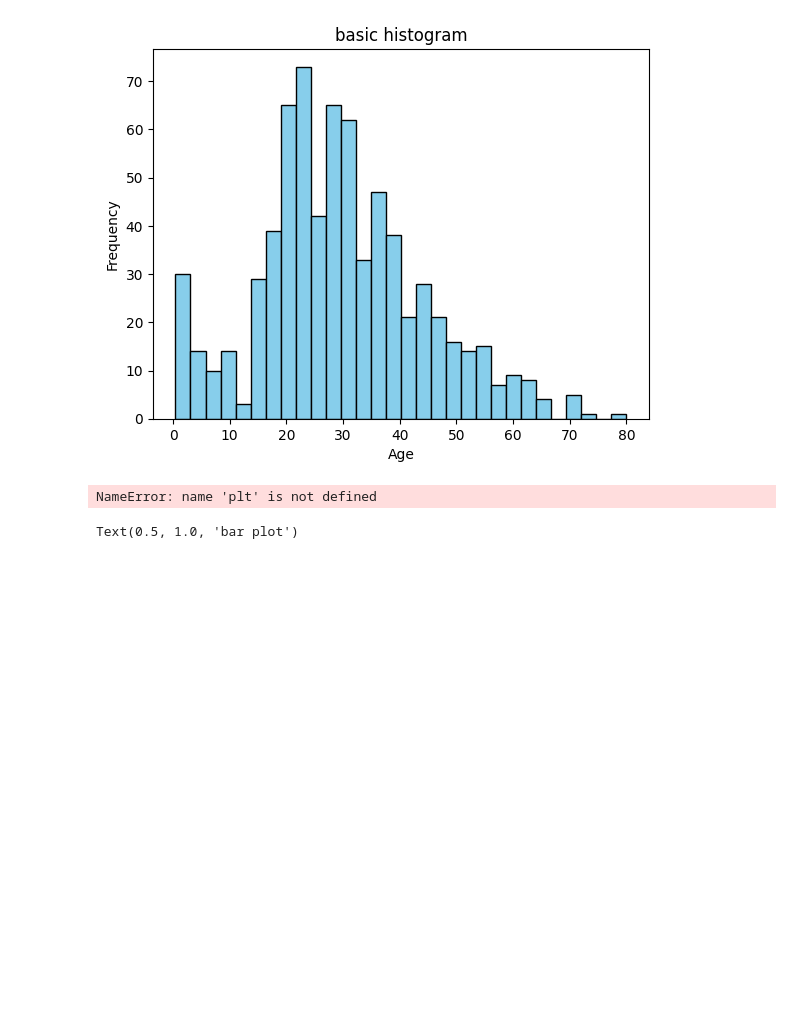
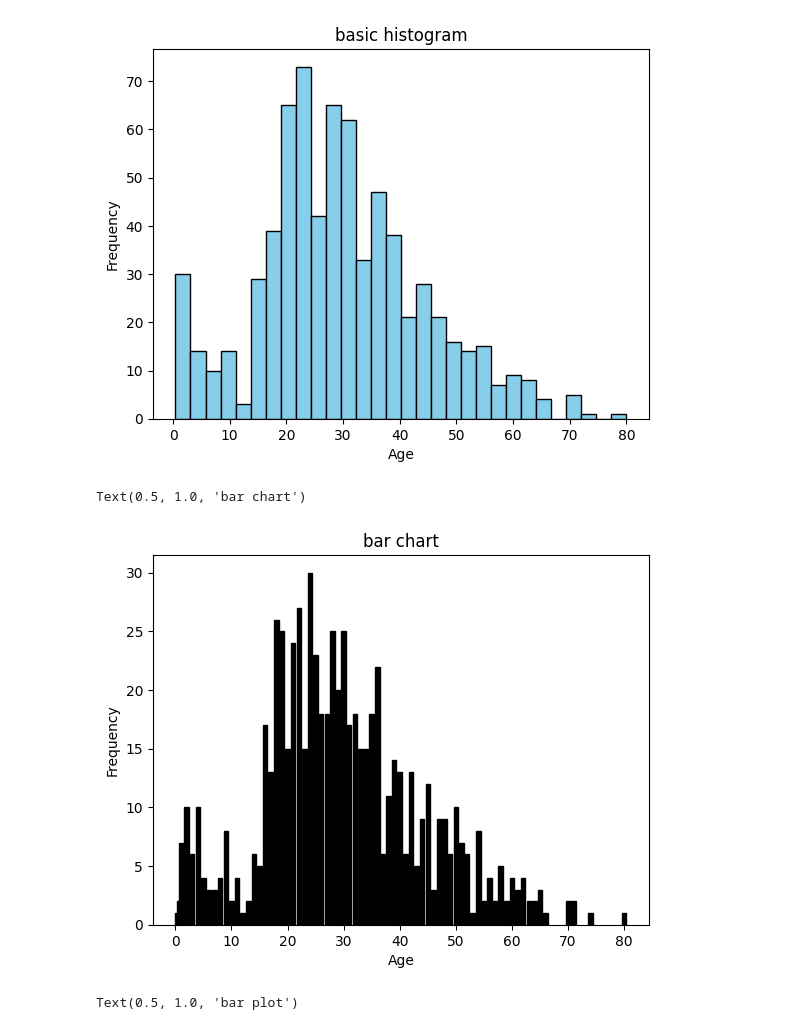
Before and after one commit to 2303a51295madhuri/ADM-2005, a Jupyter notebook: week_2.ipynb, the cells around one changed output. Drawn from its saved outputs; the diff is of its cells as text; code cells hidden in the pictures; blank space fills up the shorter version.

```diff
--- a/week_2.ipynb
+++ b/week_2.ipynb
@@ -6,5 +8,5 @@ import numpy as np
 # %%
-df=pd.read_csv('/content/titanic.csv')
+df=pd.read_csv('/content/_titanic.csv')
 # %%
 df
 # %% [output]
@@ -30,13 +32,17 @@ plt.title('basic histogram')
 Text(0.5, 1.0, 'basic histogram')
 [figure]
 # %%
-plt.bar(df['Age'], bins=30, color='black', edgecolor='black')
+# Calculate frequency of each age
+age_counts = df['Age'].value_counts().sort_index() # Sort by age for a better visualization
+
+# Create bar chart
+plt.bar(age_counts.index, age_counts.values, color='black', edgecolor='black')
 plt.xlabel('Age')
 plt.ylabel('Frequency')
 plt.title('bar chart')
-plt.title('bar chart')
 # %% [output]
-NameError: name 'plt' is not defined
+Text(0.5, 1.0, 'bar chart')
+[figure, added]
 # %%
 plt.hist(df['Age'],bins=30,color='skyblue',edgecolor='black')
 plt.xlabel('Age')
```
Also changed, not shown: parts of 6 cells of this notebook.
